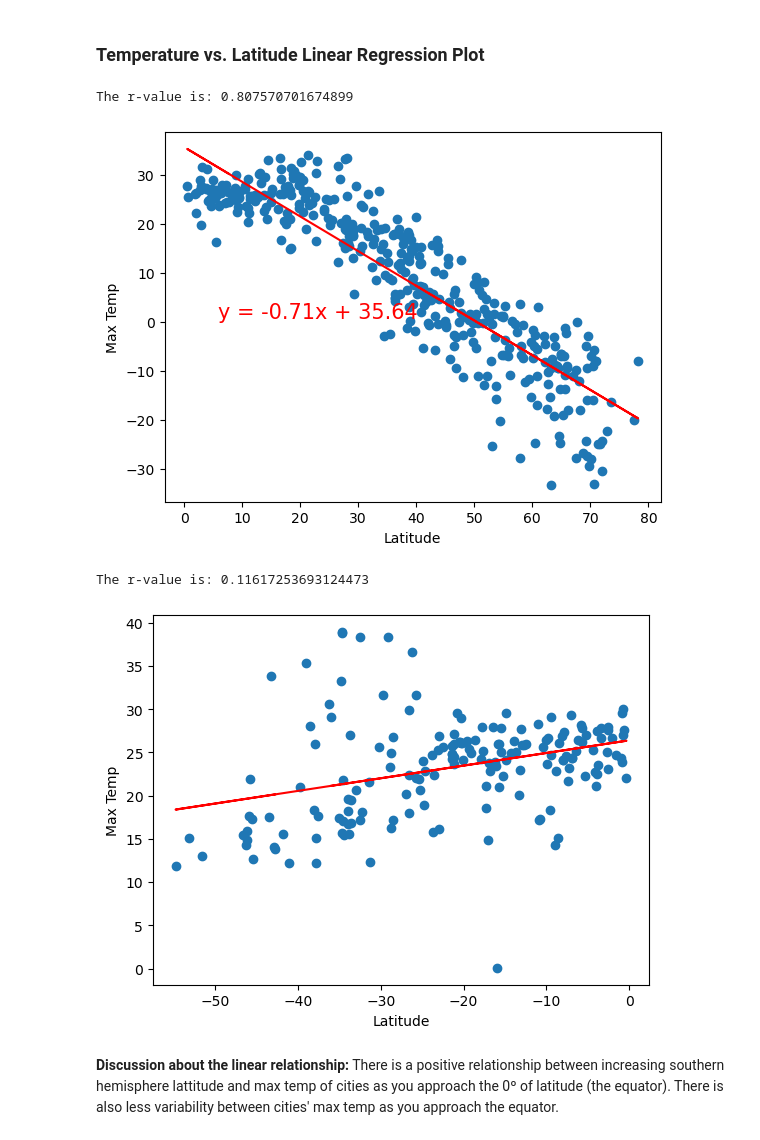
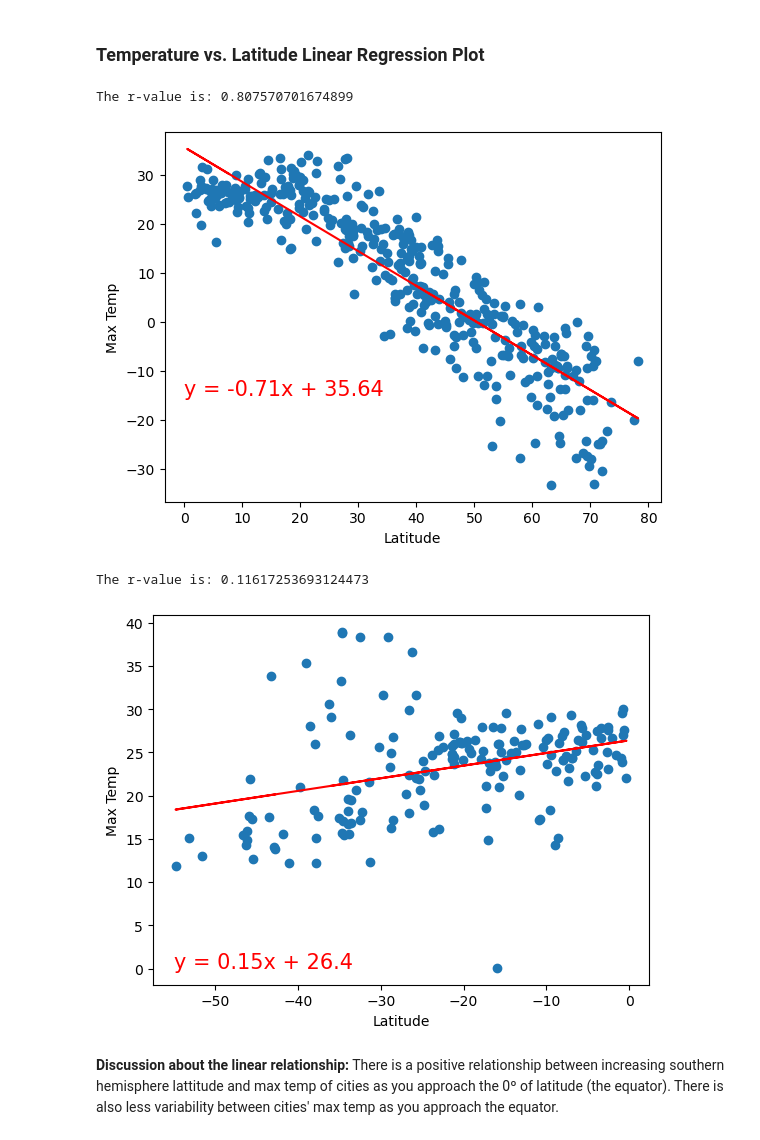
Before and after one commit to adampaganini/WeatherPy, a Jupyter notebook: WeatherPy.ipynb, the cells around one changed output. Saved outputs shown, nothing was run; the diff lists cells and outputs as text; code cells hidden in the pictures.

```diff
--- a/WeatherPy.ipynb
+++ b/WeatherPy.ipynb
@@ -264,13 +264,13 @@ plt.show()
 ## Requirement 2: Compute Linear Regression for Each Relationship
 # %%
 # Define a function to create Linear Regression plots
-def regress(x_values, y_values, title):
+def regress(x_values, y_values, title, coordinates):
     (slope, intercept, rvalue, pvalue, stderr) = linregress(x_values, y_values)
     regress_values = x_values * slope + intercept
     line_eq = "y = " + str(round(slope,2)) + "x + " + str(round(intercept,2))
     plt.scatter(x_values,y_values)
     plt.plot(x_values,regress_values,"r-")
-    plt.annotate(line_eq,(5.8,0.8),fontsize=15,color="red")
+    plt.annotate(line_eq,(coordinates),fontsize=15,color="red")
     plt.xlabel('Latitude')
     plt.ylabel(title)
     print(f'The r-value is: {rvalue**2}')
@@ -307,16 +307,16 @@ southern_hemi_df.head()
 ###  Temperature vs. Latitude Linear Regression Plot
 # %%
 # Linear regression on Northern Hemisphere
-regress(northern_hemi_df['Lat'], northern_hemi_df['Max Temp'], 'Max Temp')
+regress(northern_hemi_df['Lat'], northern_hemi_df['Max Temp'], 'Max Temp', (0,-15))
 # %% [output]
 The r-value is: 0.807570701674899
-[figure, old version]
+[figure, new version]
 # %%
 # Linear regression on Southern Hemisphere
-regress(southern_hemi_df['Lat'], southern_hemi_df['Max Temp'], 'Max Temp')
+regress(southern_hemi_df['Lat'], southern_hemi_df['Max Temp'], 'Max Temp', (-55, 0))
 # %% [output]
 The r-value is: 0.11617253693124473
-[figure, old version]
+[figure, new version]
 # %% [markdown]
 **Discussion about the linear relationship:** There is a positive relationship between increasing southern hemisphere lattitude and max temp of cities as you approach the 0º of latitude (the equator). There is also less variability between cities' max temp as you approach the equator.
 # %% [markdown]
```
Also changed, not shown: parts of 7 cells of this notebook, 1 other file.
